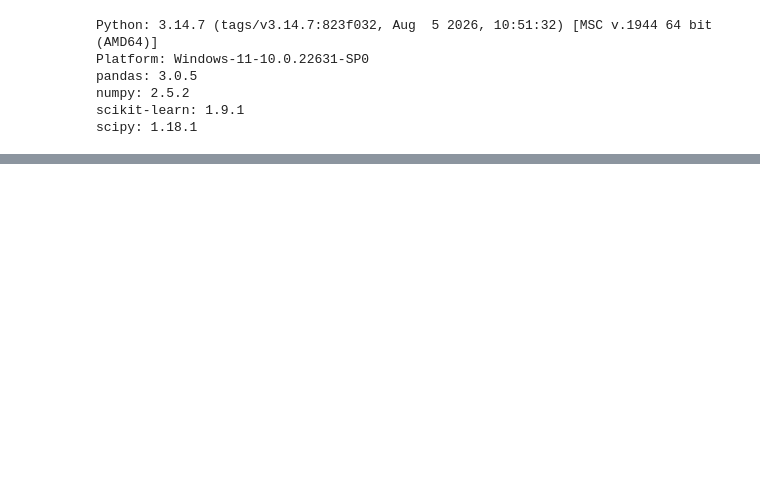
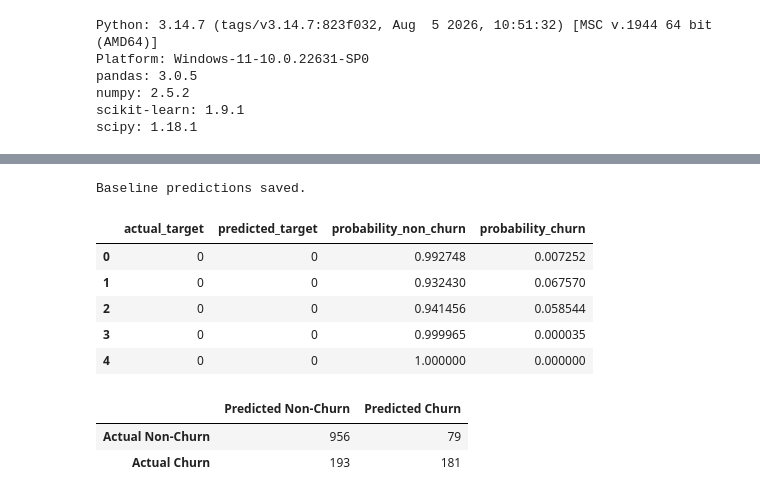
Before and after one commit to ngg1016/ENGE707-2026-S2-Low-Battery, a Jupyter notebook: notebooks/Phase2_01_LCS_Baseline.ipynb, the cells around one changed output, grey strips where cells are left out. Saved outputs shown, nothing was run; the diff lists cells and outputs as text; code cells hidden in the pictures; blank space fills up the shorter version.

Commit message:
Trained and evaluated original eLCS baseline

```diff
--- a/notebooks/Phase2_01_LCS_Baseline.ipynb
+++ b/notebooks/Phase2_01_LCS_Baseline.ipynb
@@ -244,3 +599,13 @@ pandas: 3.0.5
 numpy: 2.5.2
 scikit-learn: 1.9.1
 scipy: 1.18.1
+# %%
+baseline_probabilities = baseline_lcs.predict_proba(
+    X_test_lcs_array
+)
+
+print("Probability output shape:")
+print(baseline_probabilities.shape)
+
+print("\nFirst five probability outputs:")
+print(baseline_probabilities[:5])
@@ -246,0 +647,11 @@ scipy: 1.18.1
+# %%
+from pathlib import Path
+import json
+import pandas as pd
+import numpy as np
+
+baseline_results_directory = Path("../results/baseline")
+baseline_results_directory.mkdir(parents=True, exist_ok=True)
+
+print("Results folder ready:")
+print(baseline_results_directory.resolve())
@@ -246,0 +691,46 @@ scipy: 1.18.1
+# %%
+baseline_predictions_df = pd.DataFrame({
+    "actual_target": y_test_lcs_array,
+    "predicted_target": baseline_predictions
+})
+
+if "baseline_probabilities" in globals():
+    baseline_predictions_df["probability_non_churn"] = (
+        baseline_probabilities[:, 0]
+    )
+
+    baseline_predictions_df["probability_churn"] = (
+        baseline_probabilities[:, 1]
+    )
+
+baseline_predictions_df.to_csv(
+    baseline_results_directory / "baseline_predictions.csv",
+    index=False
+)
+
+print("Baseline predictions saved.")
+baseline_predictions_df.head()
+# %% [output]
+Baseline predictions saved.
+|  | actual_target | predicted_target | probability_non_churn | probability_churn |
+| 0 | 0 | 0 | 0.992748 | 0.007252 |
+| 1 | 0 | 0 | 0.932430 | 0.067570 |
+| 2 | 0 | 0 | 0.941456 | 0.058544 |
+| 3 | 0 | 0 | 0.999965 | 0.000035 |
+| 4 | 0 | 0 | 1.000000 | 0.000000 |
+# %%
+baseline_confusion_matrix_df = pd.DataFrame(
+    baseline_confusion_matrix,
+    index=["Actual Non-Churn", "Actual Churn"],
+    columns=["Predicted Non-Churn", "Predicted Churn"]
+)
+
+baseline_confusion_matrix_df.to_csv(
+    baseline_results_directory / "baseline_confusion_matrix.csv"
+)
+
+baseline_confusion_matrix_df
+# %% [output]
+|  | Predicted Non-Churn | Predicted Churn |
+| Actual Non-Churn | 956 | 79 |
+| Actual Churn | 193 | 181 |
```
Also changed, not shown: parts of 25 cells of this notebook, 4 other files.
